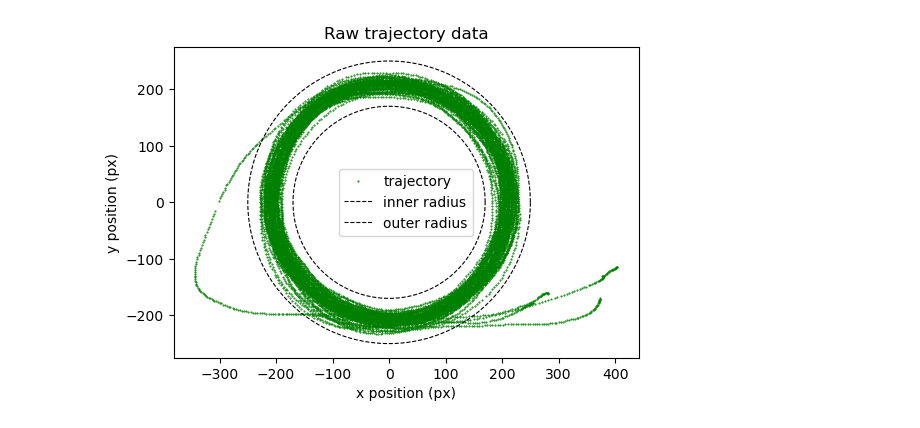
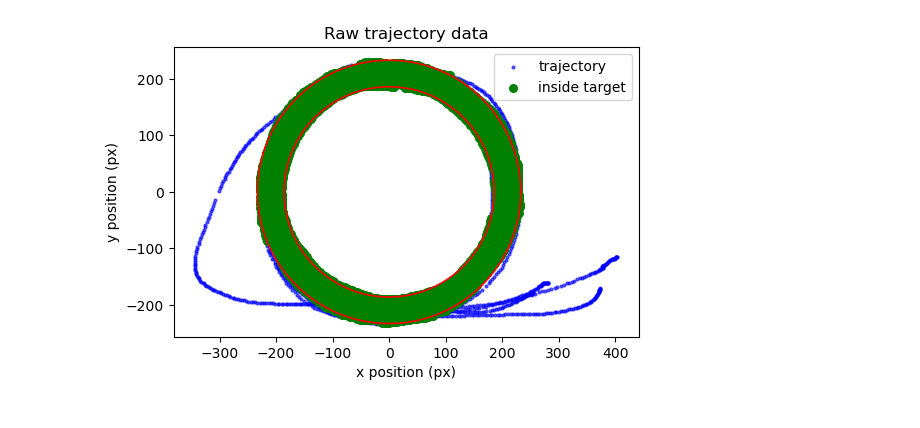
Before and after one commit to JoelSin-student/Circular-task-assignement-Savona-Singer-Virolan, a Jupyter notebook: notebooks/mouse_circular_handling.ipynb, the cells around one changed output. Saved outputs shown, nothing was run; the diff lists cells and outputs as text; code cells hidden in the pictures.

```diff
--- a/notebooks/mouse_circular_handling.ipynb
+++ b/notebooks/mouse_circular_handling.ipynb
@@ -41,6 +41,20 @@ for entry in metadata_entries:
 
 # important ! If numeries values are hardcoded (eg, "center_x = 552")
 # it won't carry over if another file w/ different metadata is used.
+
+#importing the radius and tolerance for later use
+task_radius = 0.0
+task_tolerance = 0.0
+
+for entry in metadata_entries: #same as before, taking them directly from the metadata
+    tokens = entry.split()
+    if len(tokens) != 2:
+        continue
+    key, val = tokens
+    if key == "taskRadius":
+        task_radius = float(val)
+    elif key == "taskTolerance":
+        task_tolerance = float(val)
 
 
 # ====================================================
@@ -89,47 +103,88 @@ y_all = -(mouse_y_all - center_y)  # flip Y-axis, otherwise upside-down
 # ====================================================
 # KEEP ONLY VALID RECORDING SEGMENTS
 # ====================================================
-valid_mask = np.zeros_like(time_all, dtype=bool)
+# manually adjusting the mask is needed - some corrupted timestamps slept throught ( "0.0.0.0.0")
+timestamp_valid = time_all > 1e12 #keep only valid timestamps (> 1 trillion ms, since it's that unix epoch time in seconds)
+
+valid_mask = np.zeros_like(time_all, dtype=bool) #build the mask from DoRecord / DoPause events
 
 for start, stop in zip(record_starts, record_stops):
-    # -30 ms ensures the segment is not abruptly cut, gotta try w/ some margin
     valid_mask |= (time_all >= (start - 30)) & (time_all <= stop)
 
+# combine the masks
+valid_mask &= timestamp_valid
+
+#apply the final mask
 x_valid = x_all[valid_mask] #filtered x positions
 y_valid = y_all[valid_mask] #filtered y positions
 t_valid = time_all[valid_mask] #filtered timestamps
 
-# ====================================================
-# DONUT (INNER + OUTER CIRCLE, THE ANNULUS)
-# ====================================================
-theta = np.linspace(0, 2*np.pi, 512) #angle parameterization ! hard coded !
-circle_inner_x = radius_inner * np.cos(theta)
-circle_inner_y = radius_inner * np.sin(theta)
-circle_outer_x = radius_outer * np.cos(theta)
-circle_outer_y = radius_outer * np.sin(theta)
 
 # ====================================================
 # PLOT TRAJECTORY + DONUT
 # ====================================================
 plt.figure(figsize=(6, 6))
 
-# Raw movement
-plt.plot(x_valid, y_valid, ".", color="green", markersize=1, label="trajectory")
+inside_mask_full = inside_target_all.astype(bool)    # full-length mask BEFORE slicing
+inside_mask_valid = inside_mask_full[valid_mask]     # mask aligned with x_valid, y_valid
 
-# Donut boundaries
-plt.plot(circle_inner_x, circle_inner_y, "k--", lw=0.8, label="inner radius")
-plt.plot(circle_outer_x, circle_outer_y, "k--", lw=0.8, label="outer radius")
+# compute radii only for inside-target samples
+r_inside = np.sqrt(x_valid[inside_mask_valid]**2 + y_valid[inside_mask_valid]**2)
+
+# Compute empirical radii
+inner_r = r_inside.min()
+outer_r = r_inside.max()
+
+theta = np.linspace(0, 2*np.pi, 512)
+circle_inner_x = inner_r * np.cos(theta)
+circle_inner_y = inner_r * np.sin(theta)
+circle_outer_x = outer_r * np.cos(theta)
+circle_outer_y = outer_r * np.sin(theta)
+
+inside_mask = inside_mask_valid        # rename consistently
+outside_mask = ~inside_mask
+
+
+# Outside trajectory)
+
+plt.scatter(
+    x_valid[outside_mask],
+    y_valid[outside_mask],
+    s=4,
+    color="blue",
+    alpha=0.6,
+    label="trajectory"
+)
+
+
+# Inside target (green dots)
+
+plt.scatter(
+    x_valid[inside_mask],
+    y_valid[inside_mask],
+    s=30,
+    color="green",
+    label="inside target"
+)
+
+
+# 3) red annulus (the inner and outer red circles, has to be on top)
+
+plt.plot(circle_inner_x, circle_inner_y, color="red", linewidth=1.2, zorder=4)
+plt.plot(circle_outer_x, circle_outer_y, color="red", linewidth=1.2, zorder=4)
 
 plt.gca().set_aspect("equal")
 plt.xlabel("x position (px)")
 plt.ylabel("y position (px)")
 plt.title("Raw trajectory data")
 plt.legend()
 plt.show()
 
+
+
 # ====================================================
 # TODO
 # ====================================================
-# fix plotting (bigger dots to fill the donut ?) / add trajectory/ add colors
+# fix plotting --> inside line & legends / fix name confusion w/ previous itterations
 # %% [output]
-[figure, old version]
+[figure, new version]
```
Also changed, not shown: parts of 2 cells of this notebook.
